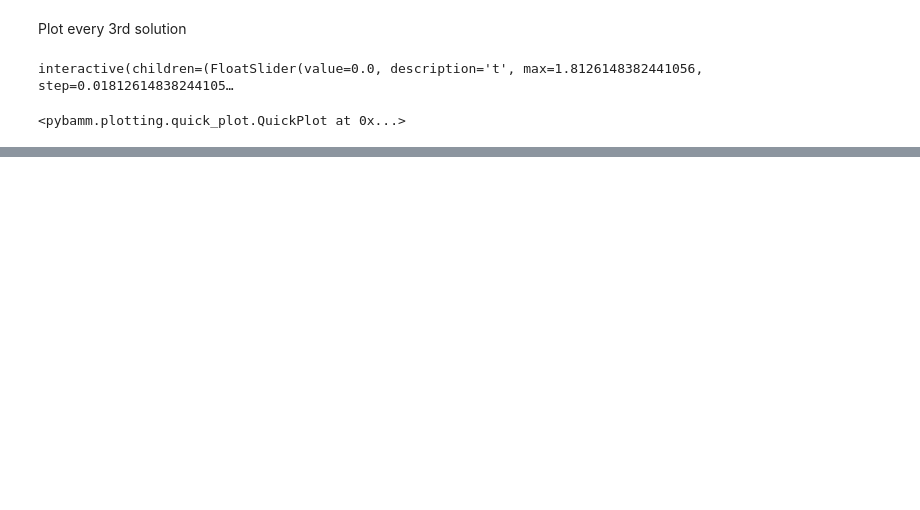
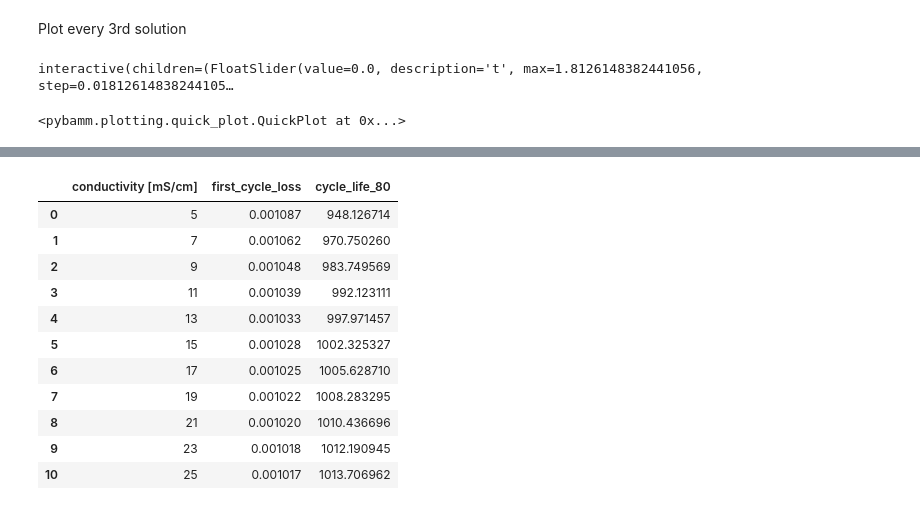
Before and after one commit to tinosulzer/integrate-electrolyte, a Jupyter notebook: conductivity.ipynb, the cells around one changed output, grey strips where cells are left out. Drawn from its saved outputs; the diff is of its cells as text; code cells hidden in the pictures; blank space fills up the shorter version.

```diff
--- a/conductivity.ipynb
+++ b/conductivity.ipynb
@@ -130,0 +132,21 @@ ax.grid(alpha=0.5)
+# %%
+import pandas as pd
+df = pd.DataFrame({
+    "conductivity_mS_cm": sigmas,
+    "first_cycle_loss_Ah": C_loss,
+    "cycle_life_80": cycle_life,
+})
+df
+# %% [output]
+|  | conductivity [mS/cm] | first_cycle_loss | cycle_life_80 |
+| 0 | 5 | 0.001087 | 948.126714 |
+| 1 | 7 | 0.001062 | 970.750260 |
+| 2 | 9 | 0.001048 | 983.749569 |
+| 3 | 11 | 0.001039 | 992.123111 |
+| 4 | 13 | 0.001033 | 997.971457 |
+| 5 | 15 | 0.001028 | 1002.325327 |
+| 6 | 17 | 0.001025 | 1005.628710 |
+| 7 | 19 | 0.001022 | 1008.283295 |
+| 8 | 21 | 0.001020 | 1010.436696 |
+| 9 | 23 | 0.001018 | 1012.190945 |
+| 10 | 25 | 0.001017 | 1013.706962 |
```
Also changed, not shown: parts of 12 cells of this notebook, 1 other file.
